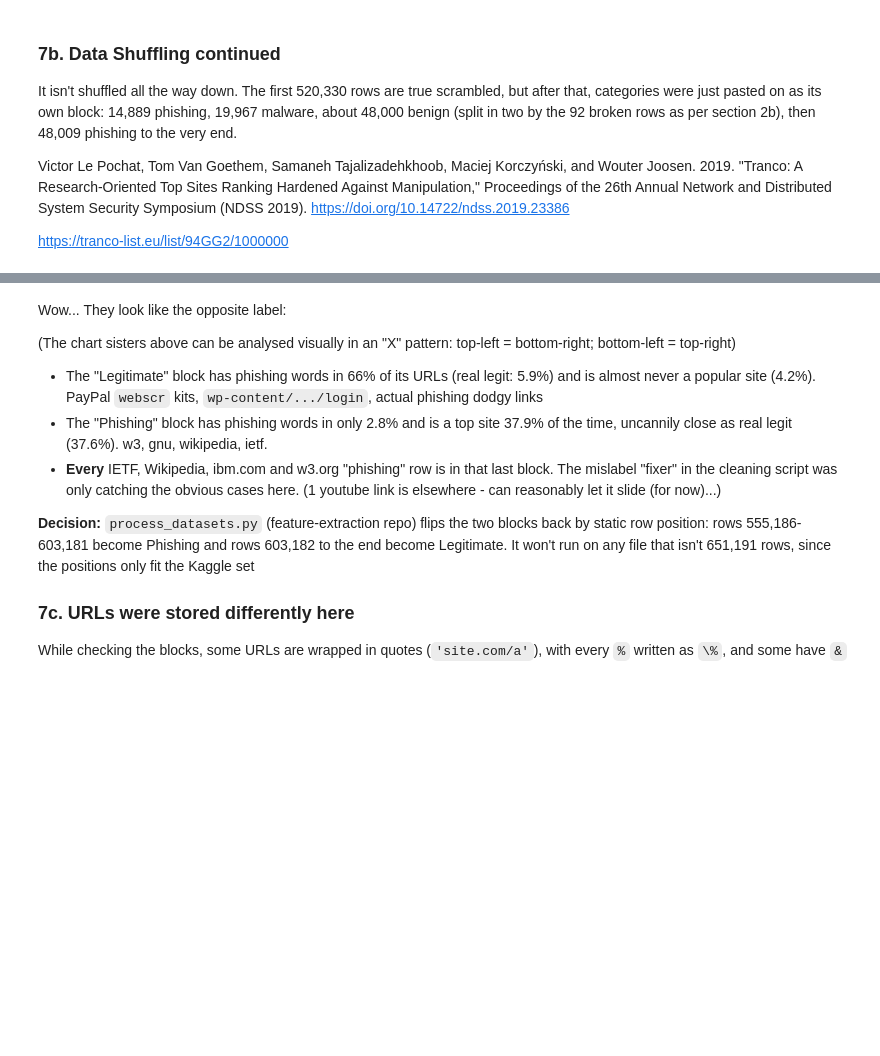
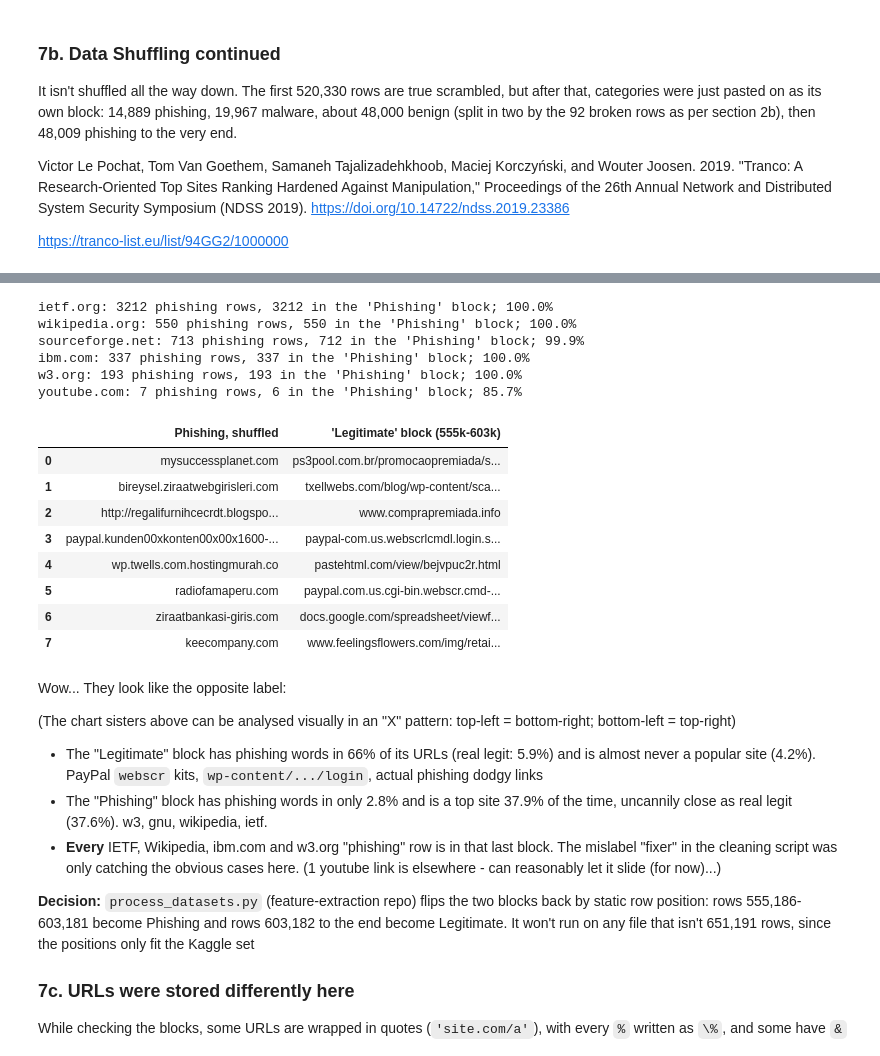
Before and after one commit to 105928712/data-visualisations, a Jupyter notebook: eda_raw.ipynb, the cells around one changed output, grey strips where cells are left out. Cells and saved outputs as stored; diff of their text form; code cells hidden in the pictures; blank space fills up the shorter version.

```diff
--- a/eda_raw.ipynb
+++ b/eda_raw.ipynb
@@ -392,18 +528,36 @@ blocks.round(1)
 # %%
 is_phishing = df.type.eq("Phishing")
+
+RANDOM_STATE = 987654321
 
 for site in ["ietf.org", "wikipedia.org", "sourceforge.net", "ibm.com", "w3.org", "youtube.com"]: # trusted domains
     on_site = host.eq(site) | host.str.endswith("." + site)   # site or any subdomain
 
     total = (on_site & is_phishing).sum() # total number of phishing rows for this trusted site
     in_block = (on_site & is_phishing & PHISHING_BLOCK).sum() # is it actually in the hypothesised mislabelled 'Phishing' block?
     print(f"{site}: {total} phishing rows, {in_block} in the 'Phishing' block; {in_block/total*100:.1f}%")
 
 # eyeball test. as a human, are these BOTH phishing? the mislabelled 'legitimate' one is probably phishing
 compare = ["Phishing, shuffled", "'Legitimate' block (555k-603k)"]
 pd.DataFrame({
-    name: df.url[segments[name]].sample(8).str[:70].to_numpy() for name in compare
+    name: df.url[segments[name]].sample(8, random_state=RANDOM_STATE).str[:70].to_numpy() for name in compare
 })
+# %% [output]
+ietf.org: 3212 phishing rows, 3212 in the 'Phishing' block; 100.0%
+wikipedia.org: 550 phishing rows, 550 in the 'Phishing' block; 100.0%
+sourceforge.net: 713 phishing rows, 712 in the 'Phishing' block; 99.9%
+ibm.com: 337 phishing rows, 337 in the 'Phishing' block; 100.0%
+w3.org: 193 phishing rows, 193 in the 'Phishing' block; 100.0%
+youtube.com: 7 phishing rows, 6 in the 'Phishing' block; 85.7%
+|  | Phishing, shuffled | 'Legitimate' block (555k-603k) |
+| 0 | mysuccessplanet.com | ps3pool.com.br/promocaopremiada/s... |
+| 1 | bireysel.ziraatwebgirisleri.com | txellwebs.com/blog/wp-content/sca... |
+| 2 | http://regalifurnihcecrdt.blogspo... | www.comprapremiada.info |
+| 3 | paypal.kunden00xkonten00x00x1600-... | paypal-com.us.webscrlcmdl.login.s... |
+| 4 | wp.twells.com.hostingmurah.co | pastehtml.com/view/bejvpuc2r.html |
+| 5 | radiofamaperu.com | paypal.com.us.cgi-bin.webscr.cmd-... |
+| 6 | ziraatbankasi-giris.com | docs.google.com/spreadsheet/viewf... |
+| 7 | keecompany.com | www.feelingsflowers.com/img/retai... |
 # %% [markdown]
 Wow... They look like the opposite label:
 
```
Also changed, not shown: parts of 15 cells of this notebook.
